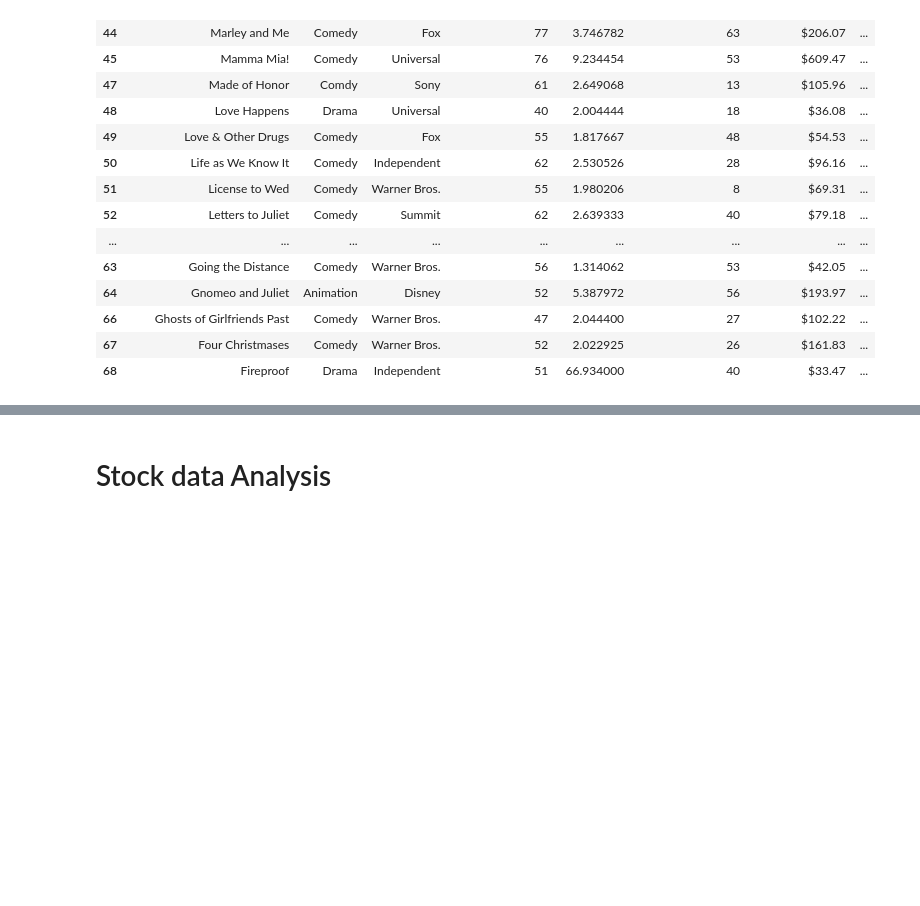
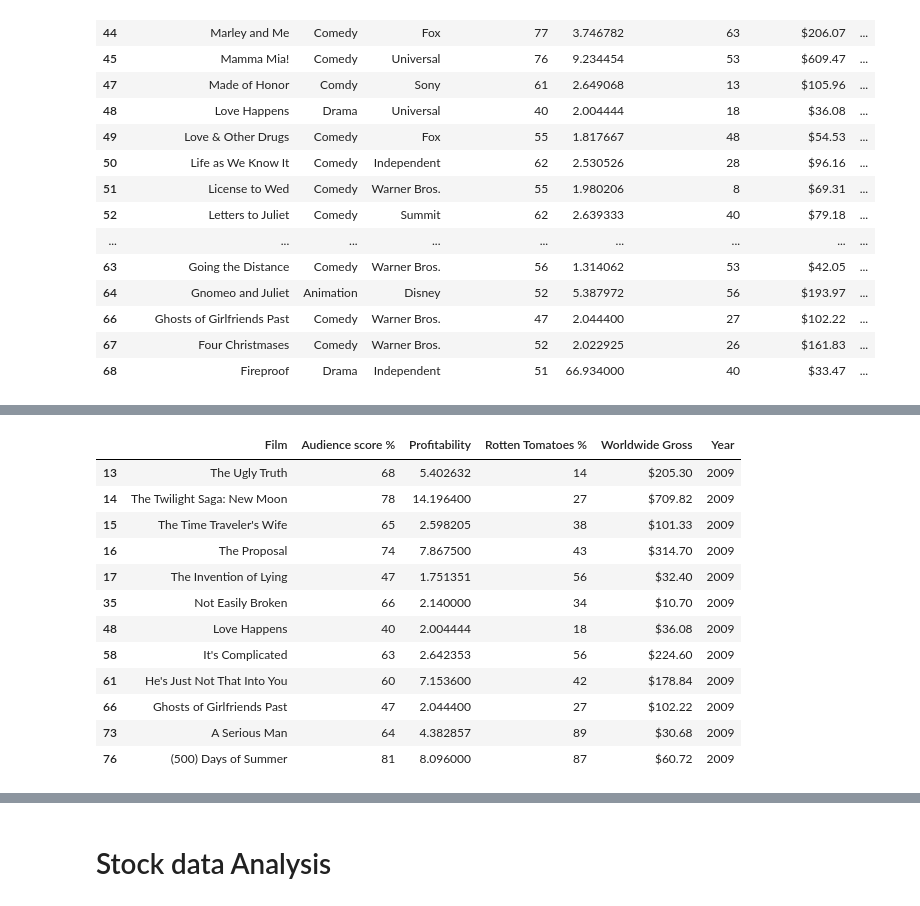
Before and after one commit to vinay2k2/HealthcareBasicsAndImageProcessing, a Jupyter notebook: PandasTemplate.ipynb, the cells around one changed output, grey strips where cells are left out. Cells and saved outputs as stored; diff of their text form; code cells hidden in the pictures; blank space fills up the shorter version.

```diff
--- a/PandasTemplate.ipynb
+++ b/PandasTemplate.ipynb
@@ -455,0 +461,17 @@ movies_df[42:67]
+# %%
+# We can use above condition to get rows where the above condition is true
+movies_df[movies_df['Year']==2009]
+# %% [output]
+|  | Film | Audience score % | Profitability | Rotten Tomatoes % | Worldwide Gross | Year |
+| 13 | The Ugly Truth | 68 | 5.402632 | 14 | $205.30 | 2009 |
+| 14 | The Twilight Saga: New Moon | 78 | 14.196400 | 27 | $709.82 | 2009 |
+| 15 | The Time Traveler's Wife | 65 | 2.598205 | 38 | $101.33 | 2009 |
+| 16 | The Proposal | 74 | 7.867500 | 43 | $314.70 | 2009 |
+| 17 | The Invention of Lying | 47 | 1.751351 | 56 | $32.40 | 2009 |
+| 35 | Not Easily Broken | 66 | 2.140000 | 34 | $10.70 | 2009 |
+| 48 | Love Happens | 40 | 2.004444 | 18 | $36.08 | 2009 |
+| 58 | It's Complicated | 63 | 2.642353 | 56 | $224.60 | 2009 |
+| 61 | He's Just Not That Into You | 60 | 7.153600 | 42 | $178.84 | 2009 |
+| 66 | Ghosts of Girlfriends Past | 47 | 2.044400 | 27 | $102.22 | 2009 |
+| 73 | A Serious Man | 64 | 4.382857 | 89 | $30.68 | 2009 |
+| 76 | (500) Days of Summer | 81 | 8.096000 | 87 | $60.72 | 2009 |
```
Also changed, not shown: parts of 8 cells of this notebook.
